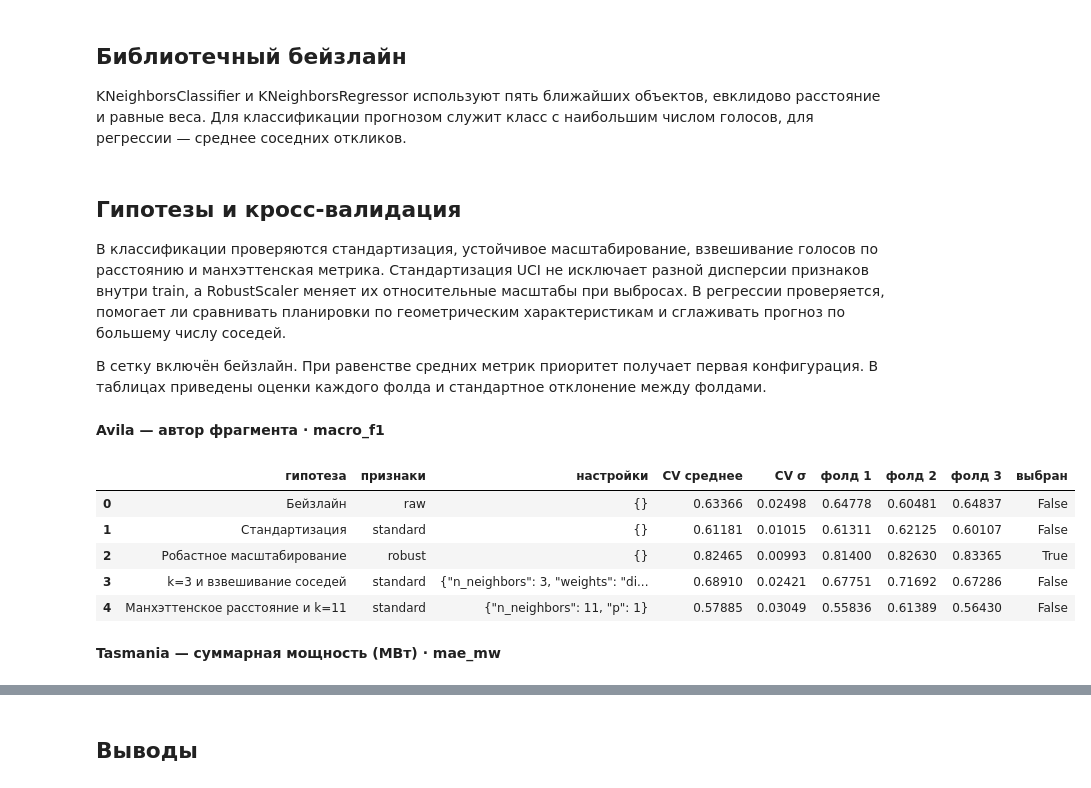
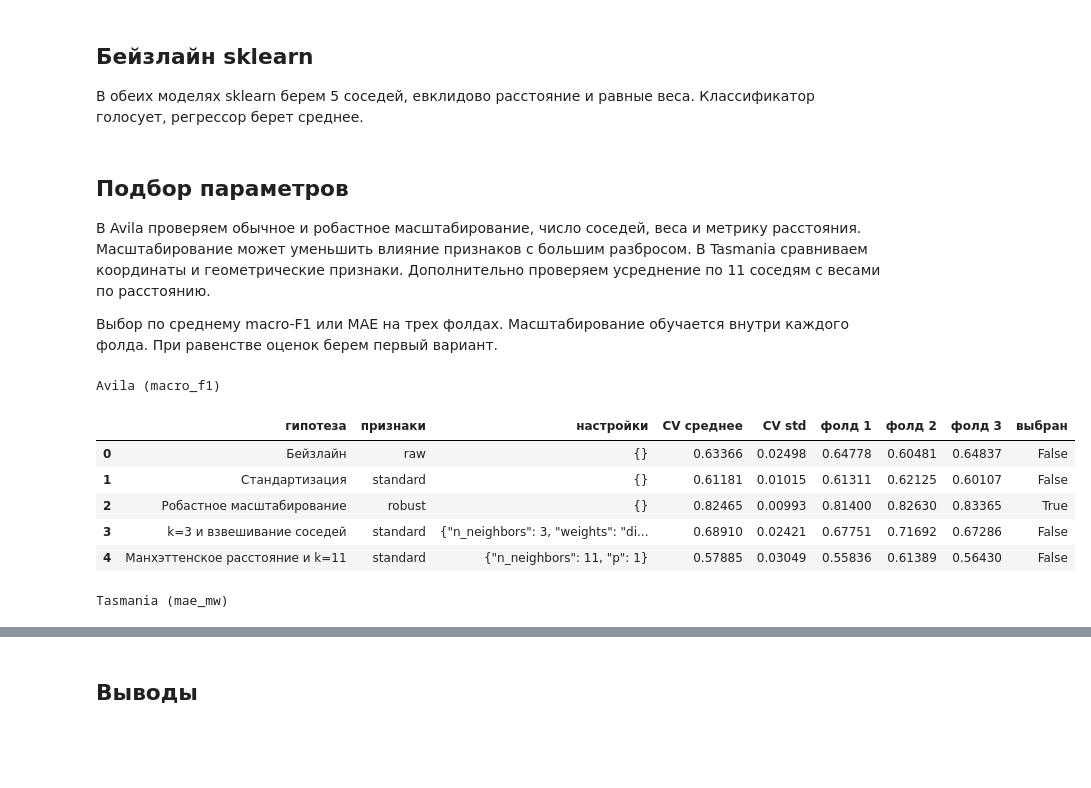
Before and after one commit to khnychenkoav/mai-ai-frameworks-labs, a Jupyter notebook: 01_knn.ipynb, the cells around one changed output, grey strips where cells are left out. Drawn from its saved outputs; the diff is of its cells as text; code cells hidden in the pictures; blank space fills up the shorter version.

```diff
--- a/01_knn.ipynb
+++ b/01_knn.ipynb
@@ -54,25 +48,25 @@ plot_training(tasks)
 # %% [markdown]
-## Библиотечный бейзлайн
+## Бейзлайн sklearn
 
-KNeighborsClassifier и KNeighborsRegressor используют пять ближайших объектов, евклидово расстояние и равные веса. Для классификации прогнозом служит класс с наибольшим числом голосов, для регрессии — среднее соседних откликов.
+В обеих моделях sklearn берем 5 соседей, евклидово расстояние и равные веса. Классификатор голосует, регрессор берет среднее.
 # %% [markdown]
-## Гипотезы и кросс-валидация
+## Подбор параметров
 
-В классификации проверяются стандартизация, устойчивое масштабирование, взвешивание голосов по расстоянию и манхэттенская метрика. Стандартизация UCI не исключает разной дисперсии признаков внутри train, а RobustScaler меняет их относительные масштабы при выбросах. В регрессии проверяется, помогает ли сравнивать планировки по геометрическим характеристикам и сглаживать прогноз по большему числу соседей.
+В Avila проверяем обычное и робастное масштабирование, число соседей, веса и метрику расстояния. Масштабирование может уменьшить влияние признаков с большим разбросом. В Tasmania сравниваем координаты и геометрические признаки. Дополнительно проверяем усреднение по 11 соседям с весами по расстоянию.
 
-В сетку включён бейзлайн. При равенстве средних метрик приоритет получает первая конфигурация. В таблицах приведены оценки каждого фолда и стандартное отклонение между фолдами.
+Выбор по среднему macro-F1 или MAE на трех фолдах. Масштабирование обучается внутри каждого фолда. При равенстве оценок берем первый вариант.
 # %%
-# Проверяем гипотезы на трёх внутренних фолдах и фиксируем победителей.
+# Проверка параметров на трех фолдах.
 selections = select_candidates(LAB, tasks)
 for task in tasks:
-    display(Markdown(f"**{task.title} · {primary_metric(task)}**"))
+    print(f"{task.title} ({primary_metric(task)})")
     display(selections[task.key][2].round(5))
 # %% [output]
-**Avila — автор фрагмента · macro_f1**
+Avila (macro_f1)
-|  | гипотеза | признаки | настройки | CV среднее | CV σ | фолд 1 | фолд 2 | фолд 3 | выбран |
+|  | гипотеза | признаки | настройки | CV среднее | CV std | фолд 1 | фолд 2 | фолд 3 | выбран |
 | 0 | Бейзлайн | raw | {} | 0.63366 | 0.02498 | 0.64778 | 0.60481 | 0.64837 | False |
 | 1 | Стандартизация | standard | {} | 0.61181 | 0.01015 | 0.61311 | 0.62125 | 0.60107 | False |
 | 2 | Робастное масштабирование | robust | {} | 0.82465 | 0.00993 | 0.81400 | 0.82630 | 0.83365 | True |
 | 3 | k=3 и взвешивание соседей | standard | {"n_neighbors": 3, "weights": "di... | 0.68910 | 0.02421 | 0.67751 | 0.71692 | 0.67286 | False |
 | 4 | Манхэттенское расстояние и k=11 | standard | {"n_neighbors": 11, "p": 1} | 0.57885 | 0.03049 | 0.55836 | 0.61389 | 0.56430 | False |
-**Tasmania — суммарная мощность (МВт) · mae_mw**
+Tasmania (mae_mw)
```
Also changed, not shown: parts of 13 cells of this notebook, 12 other files.
